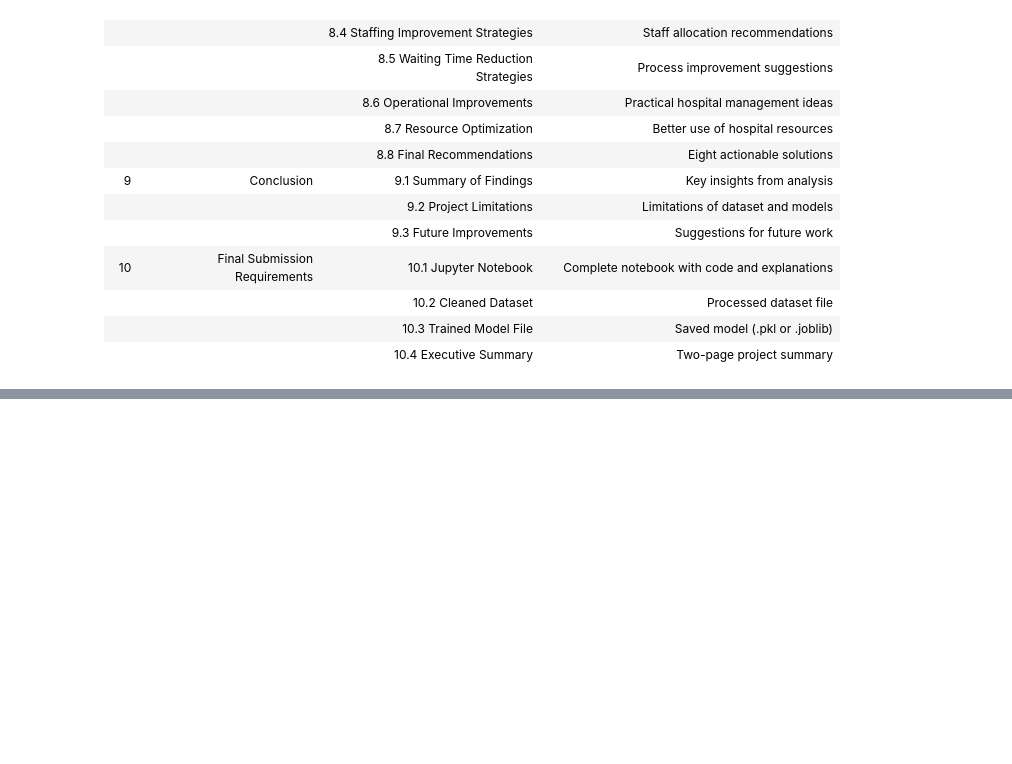
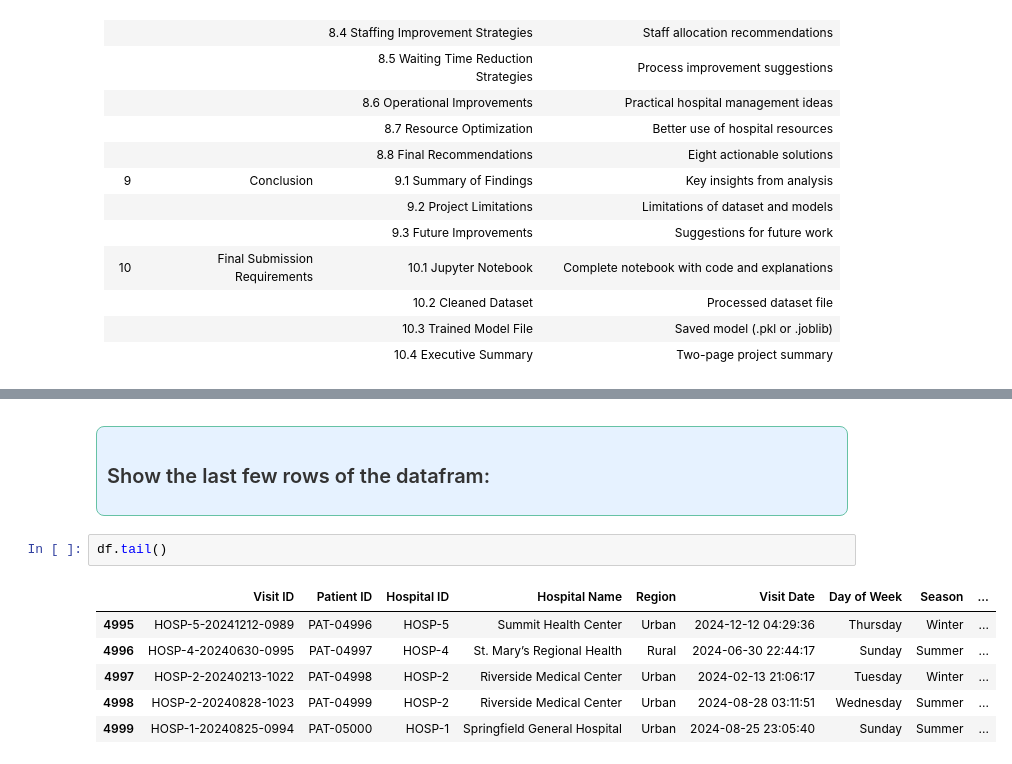
Before and after one commit to misbahkhattak718-pixel/Mentorship-Program--Devsil, a Jupyter notebook: Weekly Mini Projects/Week 8/ER Wait Time Dataset.ipynb, the cells around one changed output, grey strips where cells are left out. Drawn from its saved outputs; the diff is of its cells as text; blank space fills up the shorter version.

```diff
--- a/Weekly Mini Projects/Week 8/ER Wait Time Dataset.ipynb
+++ b/Weekly Mini Projects/Week 8/ER Wait Time Dataset.ipynb
@@ -508,0 +640,15 @@
+# %% [markdown]
+<div style="background-color:#E6F2FF; padding: 10px; border-radius: 8px; box-shadow: 0 1px 3px 0 rgba(0, 0, 0, 0.1); border:1px solid #66C2A5; margin-top: 10px; margin-left: 20px;">
+    <h2 style="font-size:20px; font-family:Georgia, serif; color:#333333; text-align: left; margin: 0;">
+        Show the last few rows of the datafram:
+    </h2>
+</div>
+# %%
+df.tail()
+# %% [output]
+|  | Visit ID | Patient ID | Hospital ID | Hospital Name | Region | Visit Date | Day of Week | Season | ... |
+| 4995 | HOSP-5-20241212-0989 | PAT-04996 | HOSP-5 | Summit Health Center | Urban | 2024-12-12 04:29:36 | Thursday | Winter | ... |
+| 4996 | HOSP-4-20240630-0995 | PAT-04997 | HOSP-4 | St. Mary’s Regional Health | Rural | 2024-06-30 22:44:17 | Sunday | Summer | ... |
+| 4997 | HOSP-2-20240213-1022 | PAT-04998 | HOSP-2 | Riverside Medical Center | Urban | 2024-02-13 21:06:17 | Tuesday | Winter | ... |
+| 4998 | HOSP-2-20240828-1023 | PAT-04999 | HOSP-2 | Riverside Medical Center | Urban | 2024-08-28 03:11:51 | Wednesday | Summer | ... |
+| 4999 | HOSP-1-20240825-0994 | PAT-05000 | HOSP-1 | Springfield General Hospital | Urban | 2024-08-25 23:05:40 | Sunday | Summer | ... |
```
Also changed, not shown: parts of 36 cells of this notebook.
